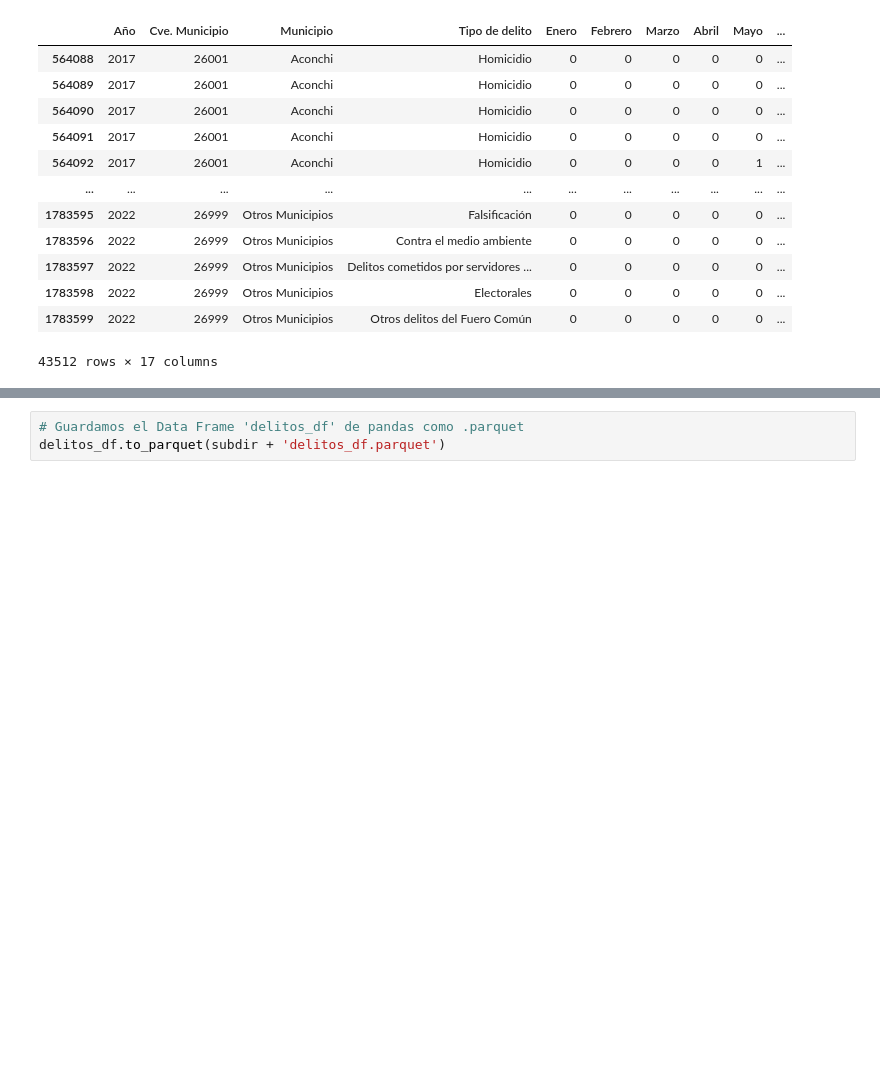
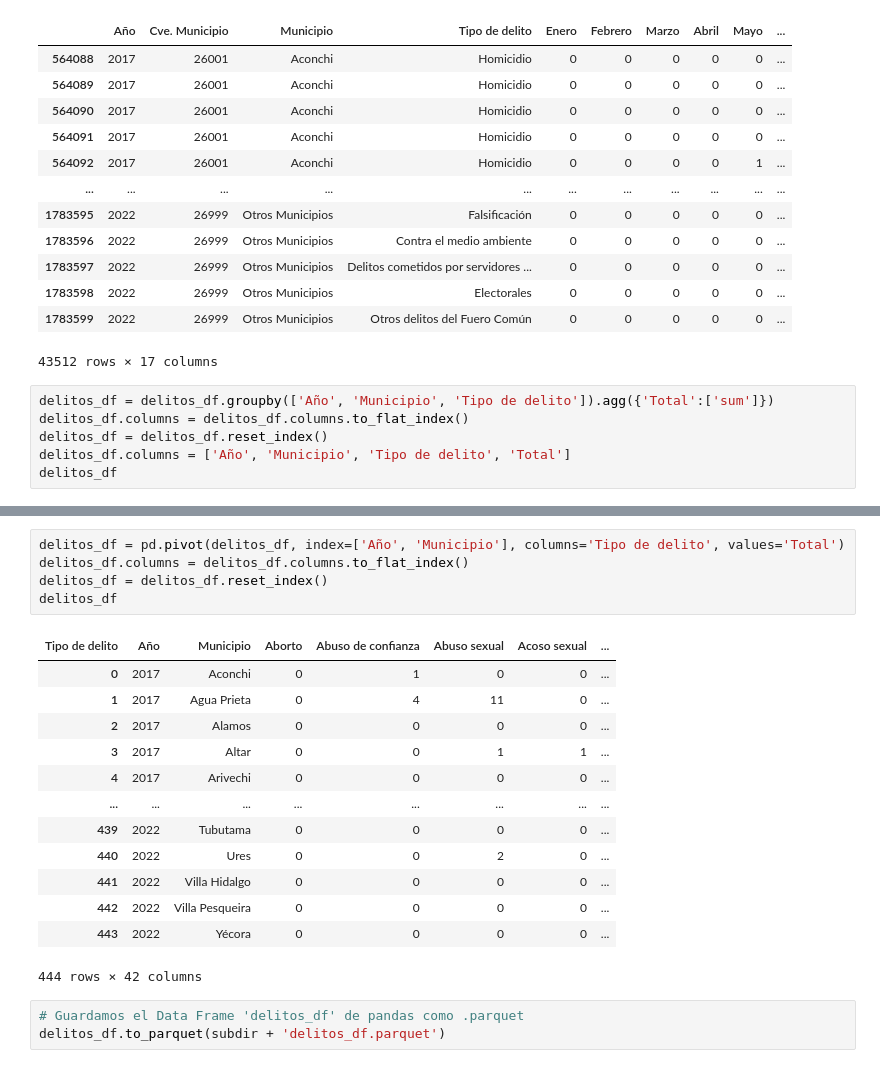
Before and after one commit to osirisizs/Proyecto-Ingenieria-de-Caracteristicas, a Jupyter notebook: Proyecto1_Descargando_Datos.ipynb, the cells around one changed output, grey strips where cells are left out. Cells and saved outputs as stored; diff of their text form; blank space fills up the shorter version.

```diff
--- a/Proyecto1_Descargando_Datos.ipynb
+++ b/Proyecto1_Descargando_Datos.ipynb
@@ -355,3 +355,9 @@ delitos_df
 | 1783598 | 2022 | 26999 | Otros Municipios | Electorales | 0 | 0 | 0 | 0 | 0 | ... |
 | 1783599 | 2022 | 26999 | Otros Municipios | Otros delitos del Fuero Común | 0 | 0 | 0 | 0 | 0 | ... |
 43512 rows × 17 columns
+# %%
+delitos_df = delitos_df.groupby(['Año', 'Municipio', 'Tipo de delito']).agg({'Total':['sum']})
+delitos_df.columns = delitos_df.columns.to_flat_index()
+delitos_df = delitos_df.reset_index()
+delitos_df.columns = ['Año', 'Municipio', 'Tipo de delito', 'Total']
+delitos_df
@@ -358,3 +378,22 @@ delitos_df
+# %%
+delitos_df = pd.pivot(delitos_df, index=['Año', 'Municipio'], columns='Tipo de delito', values='Total')
+delitos_df.columns = delitos_df.columns.to_flat_index()
+delitos_df = delitos_df.reset_index()
+delitos_df
+# %% [output]
+| Tipo de delito | Año | Municipio | Aborto | Abuso de confianza | Abuso sexual | Acoso sexual | ... |
+| 0 | 2017 | Aconchi | 0 | 1 | 0 | 0 | ... |
+| 1 | 2017 | Agua Prieta | 0 | 4 | 11 | 0 | ... |
+| 2 | 2017 | Alamos | 0 | 0 | 0 | 0 | ... |
+| 3 | 2017 | Altar | 0 | 0 | 1 | 1 | ... |
+| 4 | 2017 | Arivechi | 0 | 0 | 0 | 0 | ... |
+| ... | ... | ... | ... | ... | ... | ... | ... |
+| 439 | 2022 | Tubutama | 0 | 0 | 0 | 0 | ... |
+| 440 | 2022 | Ures | 0 | 0 | 2 | 0 | ... |
+| 441 | 2022 | Villa Hidalgo | 0 | 0 | 0 | 0 | ... |
+| 442 | 2022 | Villa Pesqueira | 0 | 0 | 0 | 0 | ... |
+| 443 | 2022 | Yécora | 0 | 0 | 0 | 0 | ... |
+444 rows × 42 columns
 # %%
 # Guardamos el Data Frame 'delitos_df' de pandas como .parquet
 delitos_df.to_parquet(subdir + 'delitos_df.parquet')
```
Also changed, not shown: parts of 1 cell of this notebook.
